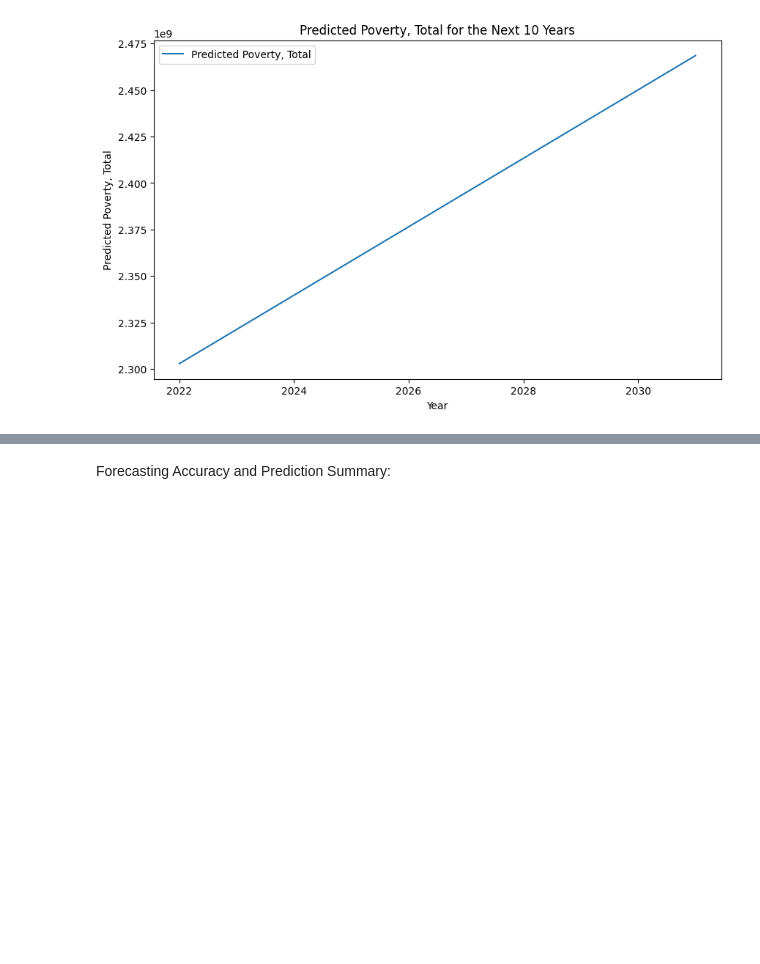
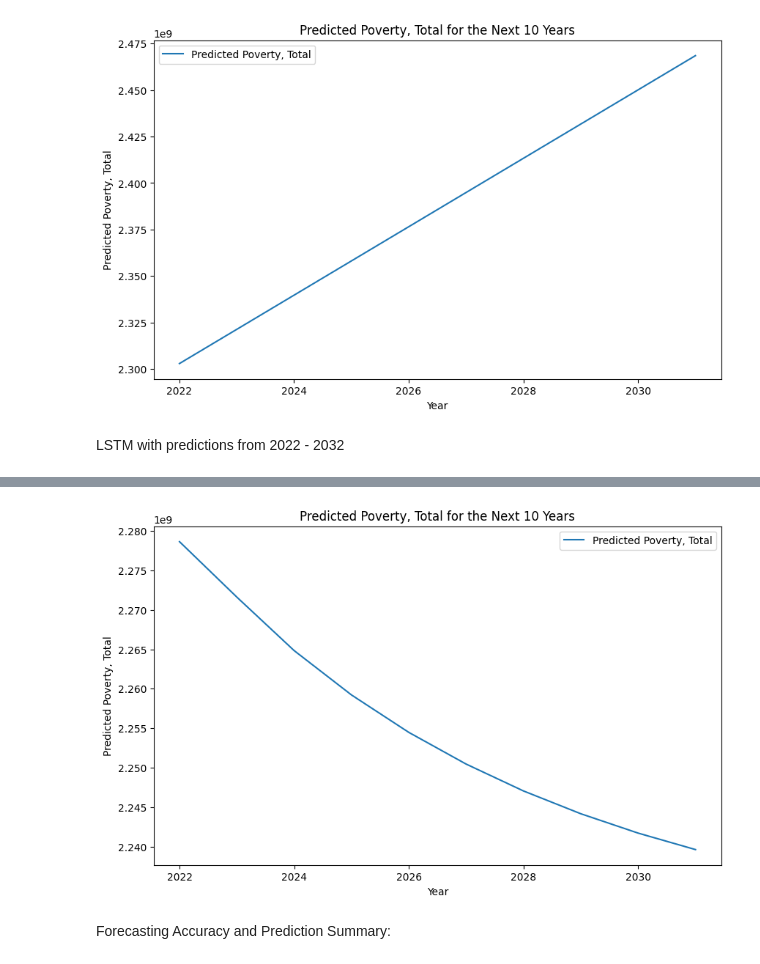
Before and after one commit to cdan006/CIS-582, a Jupyter notebook: Big_Data_545_Project.ipynb, the cells around one changed output, grey strips where cells are left out. Saved outputs shown, nothing was run; the diff lists cells and outputs as text; code cells hidden in the pictures; blank space fills up the shorter version.

```diff
--- a/Big_Data_545_Project.ipynb
+++ b/Big_Data_545_Project.ipynb
@@ -1227,3 +1165,59 @@ ETS predictions: 62    2.302834e+09
 71    2.468509e+09
 Name: predicted_mean, dtype: float64
 [figure]
+# %% [markdown]
+LSTM with predictions from 2022 - 2032
+# %%
+LSTM_total_poverty = total_poverty_forecasting
+# %%
+import pandas as pd
+import numpy as np
+from sklearn.preprocessing import MinMaxScaler
+from keras.models import Sequential
+from keras.layers import Dense, LSTM
+
+
+
+scaler = MinMaxScaler(feature_range=(0, 1))
+LSTM_total_poverty['Poverty, Total'] = scaler.fit_transform(LSTM_total_poverty['Poverty, Total'].values.reshape(-1, 1))
+
+def create_dataset(dataset, look_back=1):
+    X, y = [], []
+    for i in range(len(dataset) - look_back):
+        X.append(dataset[i:i + look_back])
+        y.append(dataset[i + look_back])
+    return np.array(X), np.array(y)
+
+look_back = 3
+X_LSTM, y_LSTM = create_dataset(LSTM_total_poverty['Poverty, Total'].values, look_back)
+
+X_LSTM = np.reshape(X_LSTM, (X_LSTM.shape[0], X_LSTM.shape[1], 1))
+
+model_LSTM = Sequential()
+model_LSTM.add(LSTM(4, input_shape=(look_back, 1)))
+model_LSTM.add(Dense(1))
+model_LSTM.compile(loss='mean_squared_error', optimizer='adam')
+model_LSTM.fit(X_LSTM, y_LSTM, epochs=100, batch_size=1, verbose=0)
+
+years_to_forecast = 10
+LSTM_predictions = []
+input_data = LSTM_total_poverty['Poverty, Total'].values[-look_back:]
+for _ in range(years_to_forecast):
+    input_data = input_data.reshape((1, look_back, 1))
+    LSTM_prediction = model_LSTM.predict(input_data)
+    LSTM_predictions.append(LSTM_prediction[0][0])
+    input_data = np.append(input_data[0][1:], LSTM_prediction)
+
+LSTM_predictions = scaler.inverse_transform(np.array(LSTM_predictions).reshape(-1, 1))
+
+forecast_years = np.arange(2022, 2022 + years_to_forecast)
+
+print("LSTM predictions:", LSTM_predictions)
+plt.figure(figsize=(10, 6))
+plt.plot(forecast_years, LSTM_predictions, label='Predicted Poverty, Total')
+plt.xlabel('Year')
+plt.ylabel('Predicted Poverty, Total')
+plt.title('Predicted Poverty, Total for the Next 10 Years')
+plt.legend()
+plt.show()
+# %% [output]
@@ -1230,3 +1244,4 @@ Name: predicted_mean, dtype: float64
+[figure, added]
 # %% [markdown]
 Forecasting Accuracy and Prediction Summary:
 # %%
```
Also changed, not shown: parts of 13 cells of this notebook.
